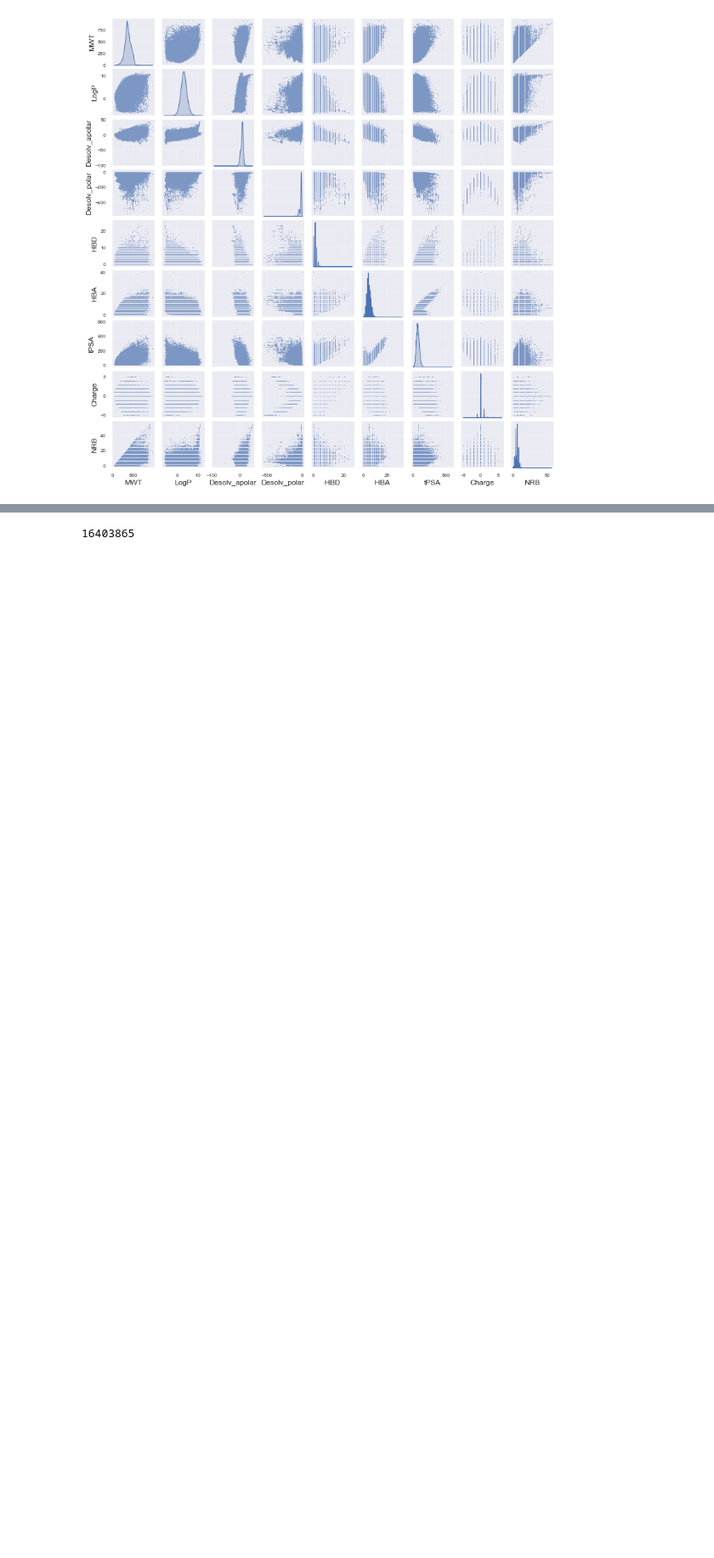
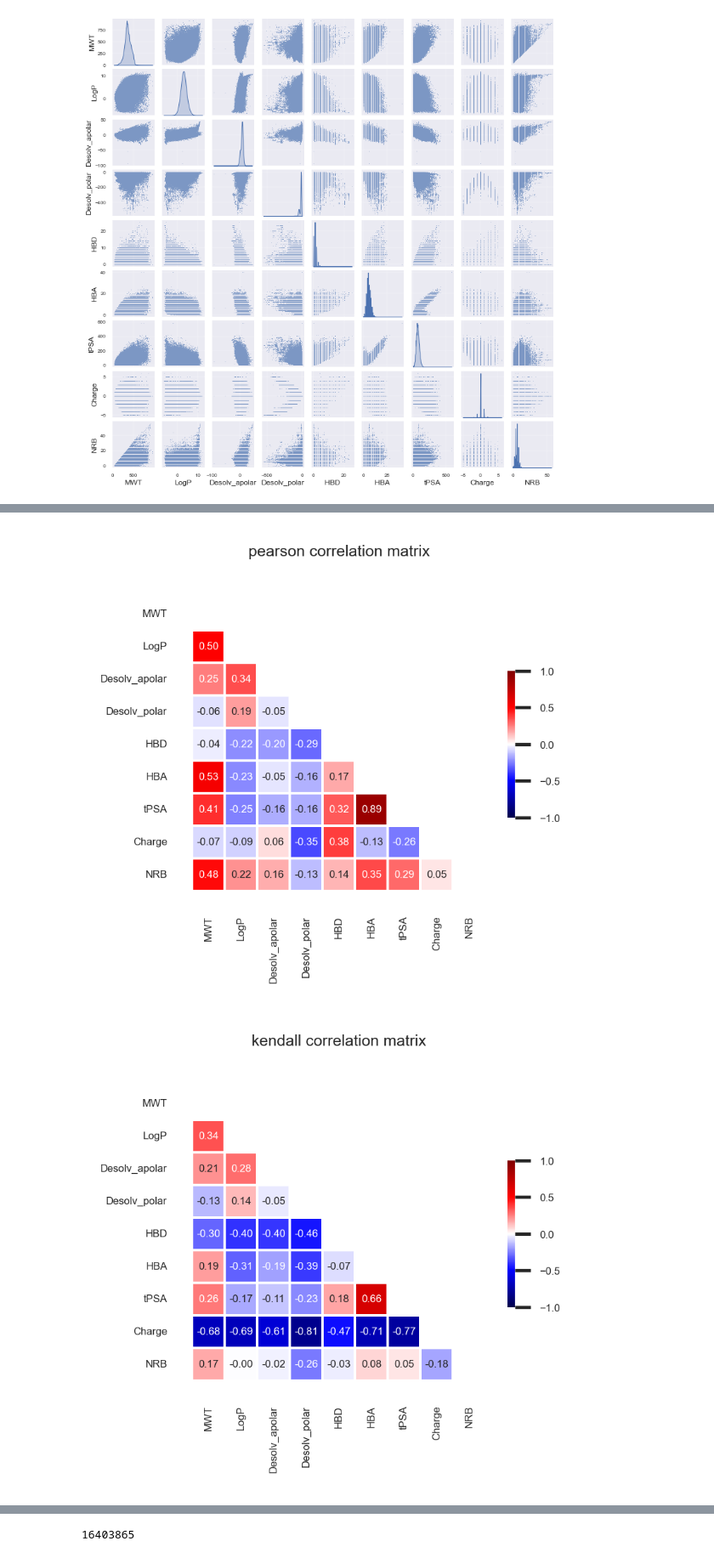
Before and after one commit to drewschaub/chem-preprocessor, a Jupyter notebook: notebooks/exploreZINC.ipynb, the cells around one changed output, grey strips where cells are left out. Shown: that part at 85% size. Saved outputs shown, nothing was run; the diff lists cells and outputs as text; code cells hidden in the pictures; blank space fills up the shorter version.

```diff
--- a/notebooks/exploreZINC.ipynb
+++ b/notebooks/exploreZINC.ipynb
@@ -138,23 +140,26 @@ Correlation Matrices to go along with the pairplot
 # %%
 methods = ['pearson', 'kendall', 'spearman']
 
-plt.rcParams.update({'font.size': 10, 'xtick.labelsize': 10, 'ytick.labelsize': 10})
+plt.rcParams.update({'font.size': 4, 'xtick.labelsize': 4, 'ytick.labelsize': 4})
 sns.set_style("whitegrid")
 
 for method in methods:
     # generate figure and axes
     fig = plt.figure(figsize=(3, 2), dpi=300)
     ax = fig.add_axes([0.12, 0.12, 0.78, 0.78])
 
     # Compute the correlation matrix and generate upper triangle mask
-    corr = df.corr(method=method)
+    corr = df[::125].corr(method=method)
     mask = np.triu(np.ones_like(corr, dtype=bool))
 
     # Draw the heatmap with the mask and correct aspect ratio
     heatmap = sns.heatmap(corr, mask=mask, cmap='seismic',
                           vmin=-1, vmax=1, center=0,
                           annot=True, fmt='.2f',
                           square=True, linewidths=.5,
                           cbar_kws={"shrink": .5})
     heatmap.set_title('{} correlation matrix'.format(method), fontdict={'fontsize':6}, pad=16)
     plt.savefig(Path(figuresPath, '{}_corr.png'.format(method)), dpi=300, bbox_inches='tight')
+# %% [output]
+[figure, added]
+[figure, added]
```
Also changed, not shown: parts of 10 cells of this notebook, 3 other files.
